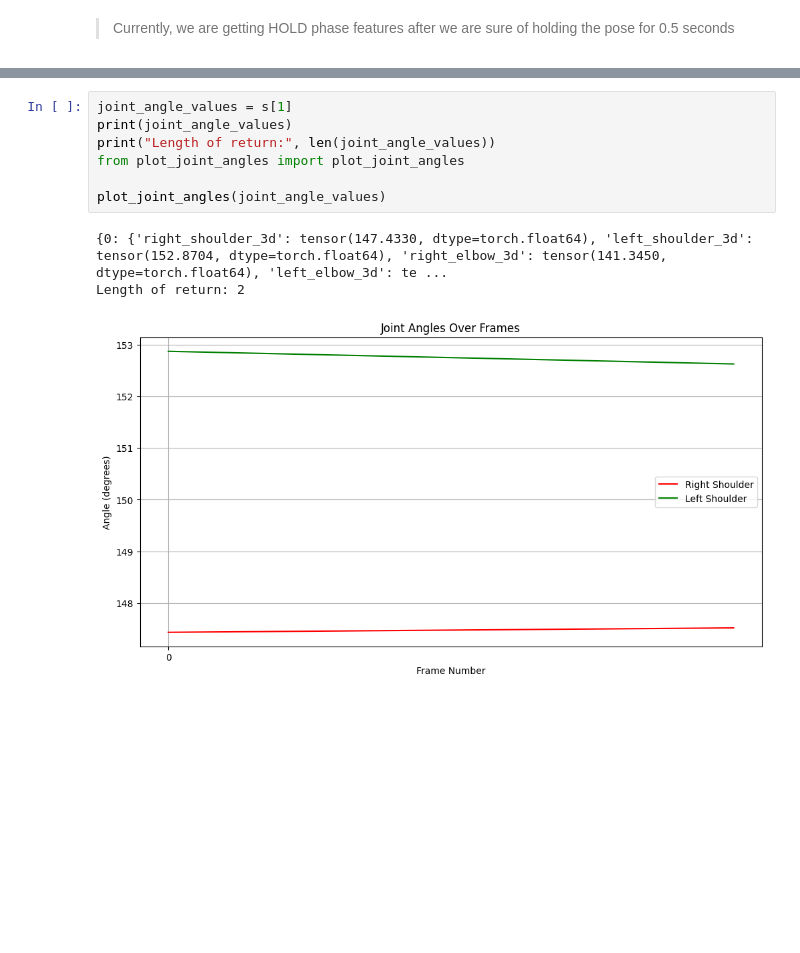
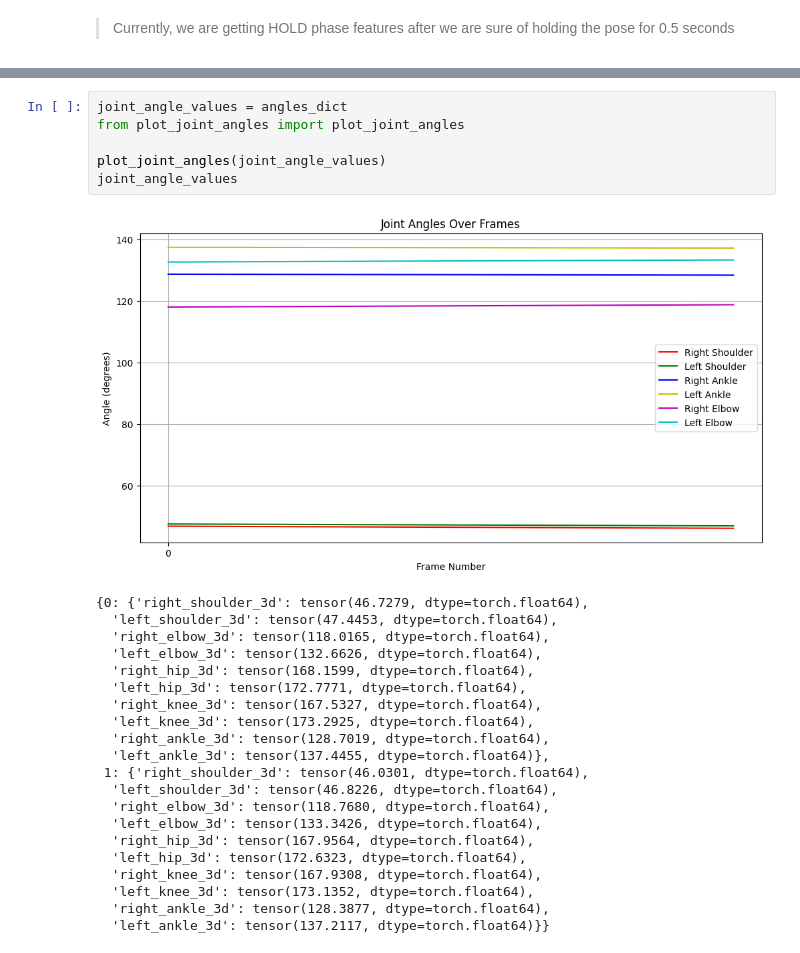
Before and after one commit to AagabBhattarai/Human_pose, a Jupyter notebook: new_statistical_coach/scripts/natural_language_feedback.ipynb, the cells around one changed output, grey strips where cells are left out. Drawn from its saved outputs; the diff is of its cells as text; blank space fills up the shorter version.

```diff
--- a/new_statistical_coach/scripts/natural_language_feedback.ipynb
+++ b/new_statistical_coach/scripts/natural_language_feedback.ipynb
@@ -38,13 +36,30 @@ Segment saved: clipped_videos_chair.mp4\movement_1_262.mp4
 # %%
-joint_angle_values = s[1]
-print(joint_angle_values)
-print("Length of return:", len(joint_angle_values))
+joint_angle_values = angles_dict
 from plot_joint_angles import plot_joint_angles
 
 plot_joint_angles(joint_angle_values)
+joint_angle_values
 # %% [output]
+[figure, new version]
-{0: {'right_shoulder_3d': tensor(147.4330, dtype=torch.float64), 'left_shoulder_3d': tensor(152.8704, dtype=torch.float64), 'right_elbow_3d': tensor(141.3450, dtype=torch.float64), 'left_elbow_3d': te ...
-Length of return: 2
+{0: {'right_shoulder_3d': tensor(46.7279, dtype=torch.float64),
+  'left_shoulder_3d': tensor(47.4453, dtype=torch.float64),
+  'right_elbow_3d': tensor(118.0165, dtype=torch.float64),
+  'left_elbow_3d': tensor(132.6626, dtype=torch.float64),
+  'right_hip_3d': tensor(168.1599, dtype=torch.float64),
+  'left_hip_3d': tensor(172.7771, dtype=torch.float64),
+  'right_knee_3d': tensor(167.5327, dtype=torch.float64),
+  'left_knee_3d': tensor(173.2925, dtype=torch.float64),
+  'right_ankle_3d': tensor(128.7019, dtype=torch.float64),
+  'left_ankle_3d': tensor(137.4455, dtype=torch.float64)},
+ 1: {'right_shoulder_3d': tensor(46.0301, dtype=torch.float64),
+  'left_shoulder_3d': tensor(46.8226, dtype=torch.float64),
+  'right_elbow_3d': tensor(118.7680, dtype=torch.float64),
+  'left_elbow_3d': tensor(133.3426, dtype=torch.float64),
+  'right_hip_3d': tensor(167.9564, dtype=torch.float64),
+  'left_hip_3d': tensor(172.6323, dtype=torch.float64),
+  'right_knee_3d': tensor(167.9308, dtype=torch.float64),
+  'left_knee_3d': tensor(173.1352, dtype=torch.float64),
+  'right_ankle_3d': tensor(128.3877, dtype=torch.float64),
+  'left_ankle_3d': tensor(137.2117, dtype=torch.float64)}}
-[figure, old version]
 # %%
 # removes _3d prefix
```
Also changed, not shown: parts of 20 cells of this notebook, 4 other files.
